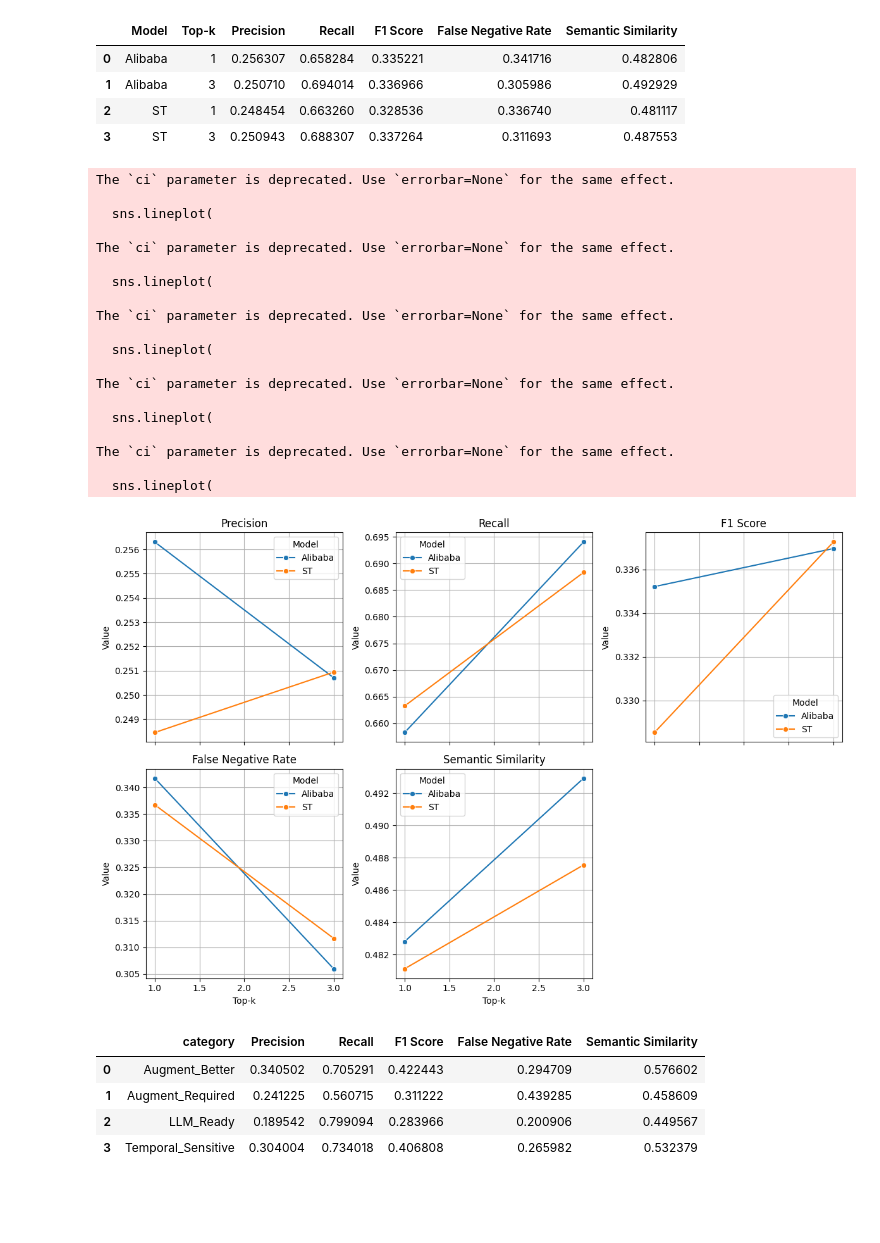
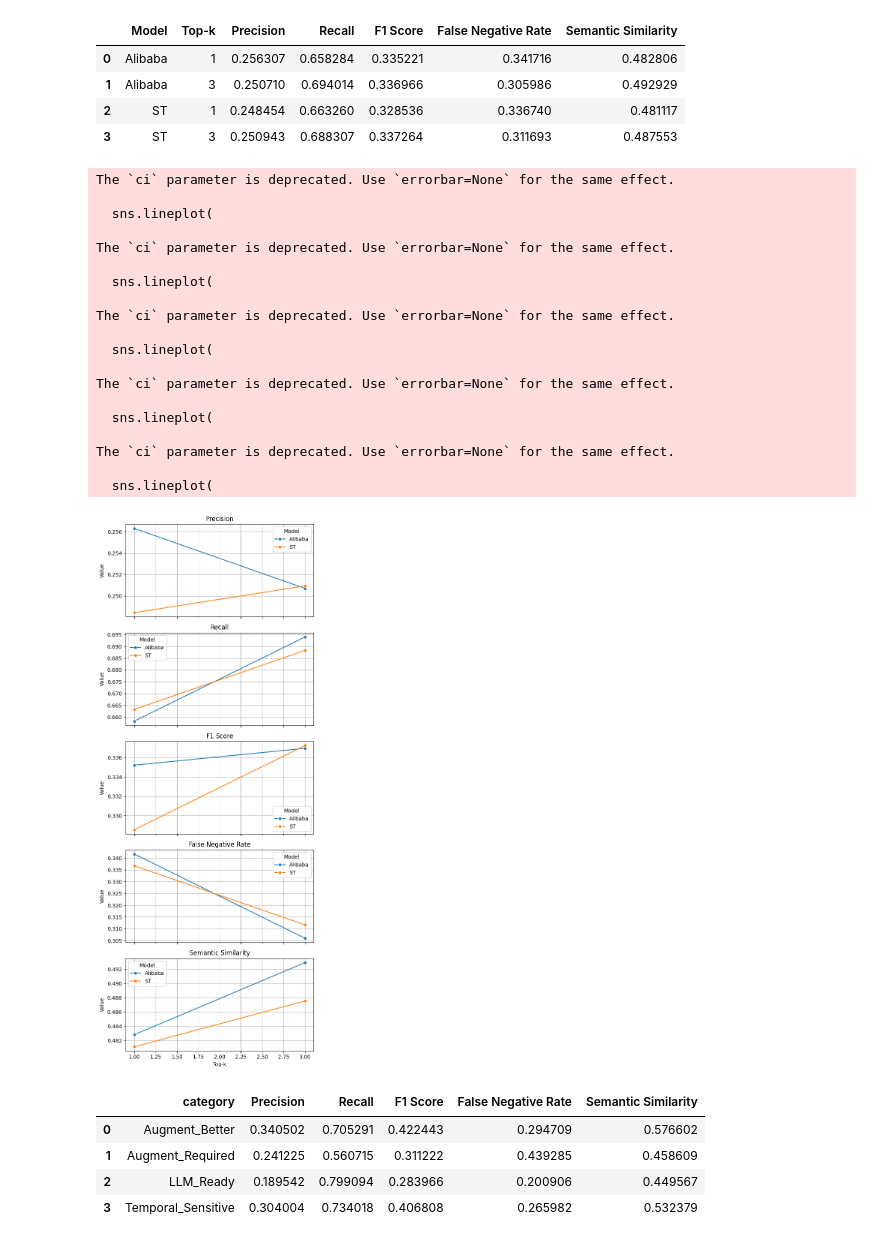
Before and after one commit to helalaou/anlp-spring2025-hw2, a Jupyter notebook: RAG_system/inference.ipynb, the cells around one changed output. Cells and saved outputs as stored; diff of their text form; code cells hidden in the pictures; blank space fills up the shorter version.

```diff
--- a/RAG_system/inference.ipynb
+++ b/RAG_system/inference.ipynb
@@ -317,7 +317,7 @@ import seaborn as sns
 
 metrics = ["Precision", 'Recall', 'F1 Score', 'False Negative Rate', 'Semantic Similarity']
 
-fig, axes = plt.subplots(2, 3, figsize=(12, 8),  sharex=True, constrained_layout=True)
+fig, axes = plt.subplots(5, 1, figsize=(6, 15),  sharex=True, constrained_layout=True)
 
 axes = axes.flatten()
 
@@ -328,35 +328,35 @@ for i, metric in enumerate(metrics):
     axes[i].set_title(metric)
     axes[i].set_ylabel("Value")
     axes[i].set_xlabel("Top-k")
 
     axes[i].grid(True)
 
-axes[-1].set_visible(False)
+# axes[-1].set_visible(False)
 
 plt.subplots_adjust(hspace=0.5, wspace=0.3)  # Increase vertical and horizontal spacing
 plt.tight_layout()
 plt.show()
 # %% [output]
 The `ci` parameter is deprecated. Use `errorbar=None` for the same effect.
 
   sns.lineplot(
 
 The `ci` parameter is deprecated. Use `errorbar=None` for the same effect.
 
   sns.lineplot(
 
 The `ci` parameter is deprecated. Use `errorbar=None` for the same effect.
 
   sns.lineplot(
 
 The `ci` parameter is deprecated. Use `errorbar=None` for the same effect.
 
   sns.lineplot(
 
 The `ci` parameter is deprecated. Use `errorbar=None` for the same effect.
 
   sns.lineplot(
-[figure, old version]
+[figure, new version]
 # %%
 grouped_df_category = df.groupby(['category'])[['Precision', "Recall", "F1 Score", "False Negative Rate", "Semantic Similarity"]].mean().reset_index()
 grouped_df_category
```
Also changed, not shown: parts of 7 cells of this notebook.
